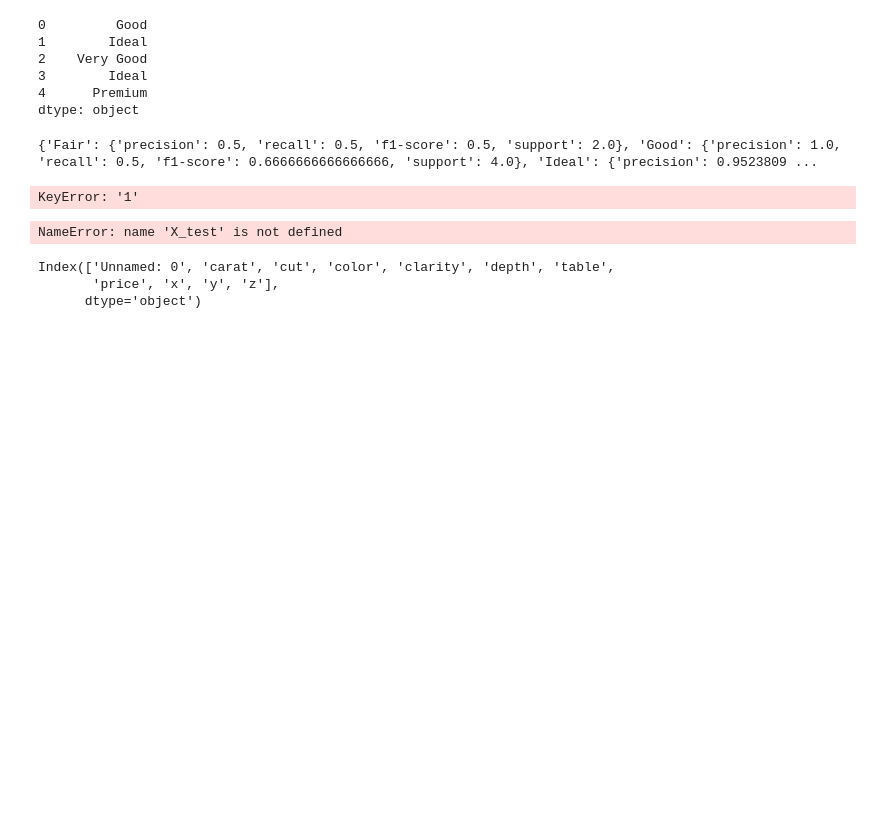
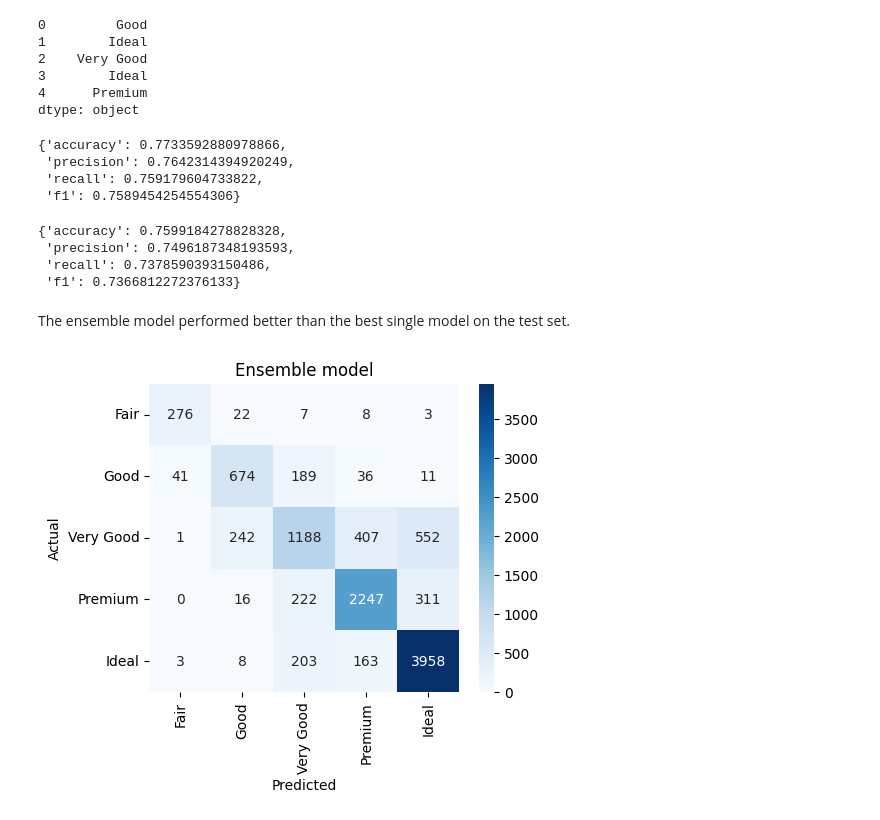
Before and after one commit to Pikurrot/ml-project-uab, a Jupyter notebook: analysis.ipynb, the cells around one changed output. Cells and saved outputs as stored; diff of their text form; code cells hidden in the pictures; blank space fills up the shorter version.

Commit message:
Finish ensemble analysis

```diff
--- a/analysis.ipynb
+++ b/analysis.ipynb
@@ -355,7 +377,7 @@ X_test, y_test = df_test.drop(columns=["cut"]), df_test["cut"]
 
 model_soft = Ensemble([rf, ab, gb, gmm, svm],
 				 voting="soft",
-				 weights=[0.3, 0.3, 0.1, 0.1, 0.2])
+				 weights=[0.3, 0.4, 0.1, 0.1, 0.2])
 model_soft(X_test[:5])
 # %% [output]
 0         Good
@@ -365,25 +387,33 @@ model_soft(X_test[:5])
 4      Premium
 dtype: object
 # %%
-model_soft.compute_metrics(X_test[:50], y_test[:50])
+model_soft.compute_metrics(X_test, y_test)
 # %% [output]
-{'Fair': {'precision': 0.5, 'recall': 0.5, 'f1-score': 0.5, 'support': 2.0}, 'Good': {'precision': 1.0, 'recall': 0.5, 'f1-score': 0.6666666666666666, 'support': 4.0}, 'Ideal': {'precision': 0.9523809 ...
+{'accuracy': 0.7733592880978866,
+ 'precision': 0.7642314394920249,
+ 'recall': 0.759179604733822,
+ 'f1': 0.7589454254554306}
-KeyError: '1'
+# %%
+X_test_prep, y_test_prep = utils.preprocessing_LS_simple(df_test)
+rf.compute_metrics(X_test_prep, y_test_prep)
+# %% [output]
+{'accuracy': 0.7599184278828328,
+ 'precision': 0.7496187348193593,
+ 'recall': 0.7378590393150486,
+ 'f1': 0.7366812272376133}
+# %% [markdown]
+The ensemble model performed better than the best single model on the test set.
 # %%
 import seaborn as sns
+import matplotlib.pyplot as plt
 
-conf_mat = model_soft.conf_matrix(X_test, y_test)
+class_names = ["Fair", "Good", "Very Good", "Premium", "Ideal"]
+conf_mat = model_soft.conf_matrix(X_test, y_test, labels=class_names)
 plt.figure(figsize=(5, 4))
-sns.heatmap(conf_mat, annot=True, fmt="d", cmap="Blues")
+sns.heatmap(conf_mat, annot=True, fmt="d", cmap="Blues", xticklabels=class_names, yticklabels=class_names)
 plt.title("Ensemble model")
 plt.xlabel("Predicted")
 plt.ylabel("Actual")
 plt.show()
 # %% [output]
-NameError: name 'X_test' is not defined
+[figure, added]
-# %%
-df.columns
-# %% [output]
-Index(['Unnamed: 0', 'carat', 'cut', 'color', 'clarity', 'depth', 'table',
-       'price', 'x', 'y', 'z'],
-      dtype='object')
```
Also changed, not shown: parts of 24 cells of this notebook.
